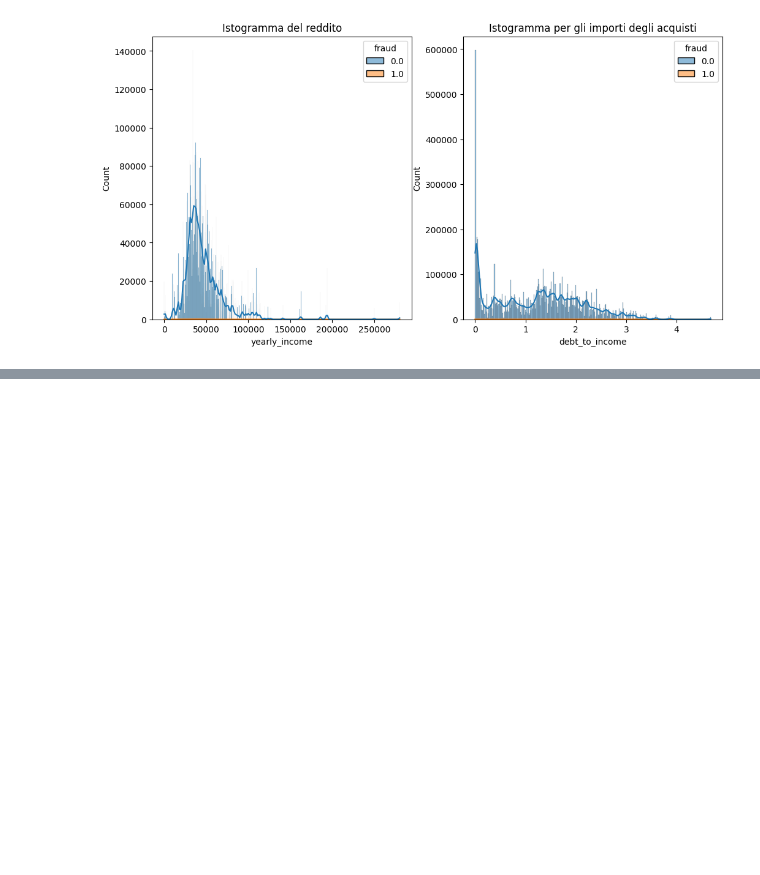
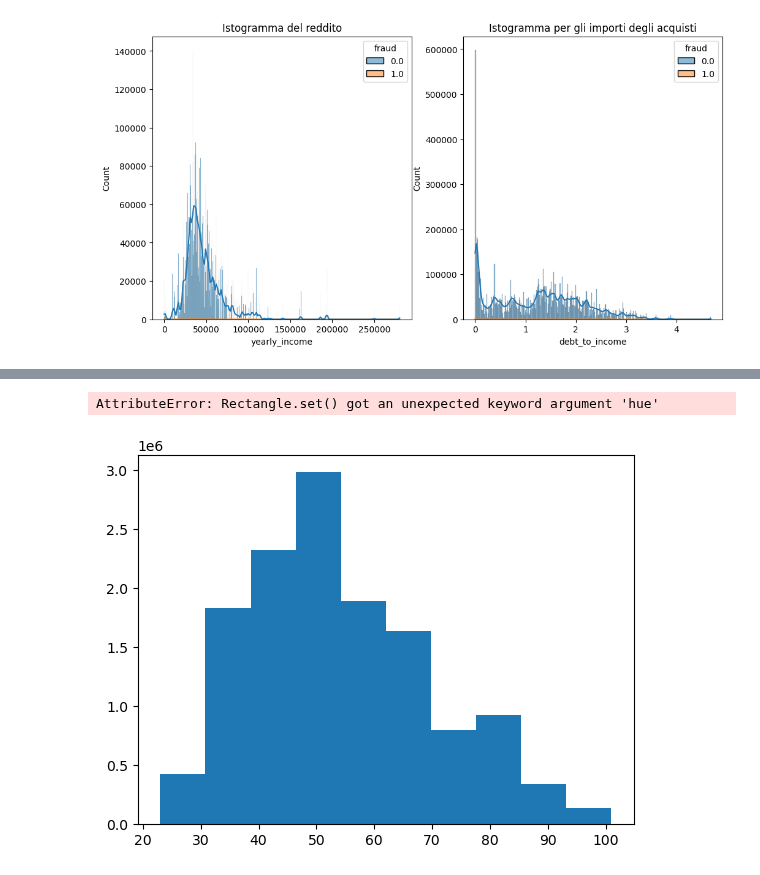
Before and after one commit to AlessandroPieragostini/Data-Science, a Jupyter notebook: data_science_cluster_class.ipynb, the cells around one changed output, grey strips where cells are left out. Cells and saved outputs as stored; diff of their text form; code cells hidden in the pictures; blank space fills up the shorter version.

```diff
--- a/data_science_cluster_class.ipynb
+++ b/data_science_cluster_class.ipynb
@@ -524,0 +556,9 @@ Text(0.5, 1.0, 'Istogramma per gli importi degli acquisti')
+# %%
+plt.histplot(data = trans_final, x = 'current_age', hue = 'gender', multiple = 'stack', kde = True)
+plt.title('Distribuzione dell\'età dei clienti')
+plt.xlabel('Età')
+plt.ylabel('Conteggio')
+plt.show()
+# %% [output]
+AttributeError: Rectangle.set() got an unexpected keyword argument 'hue'
+[figure, added]
```
Also changed, not shown: parts of 7 cells of this notebook.
